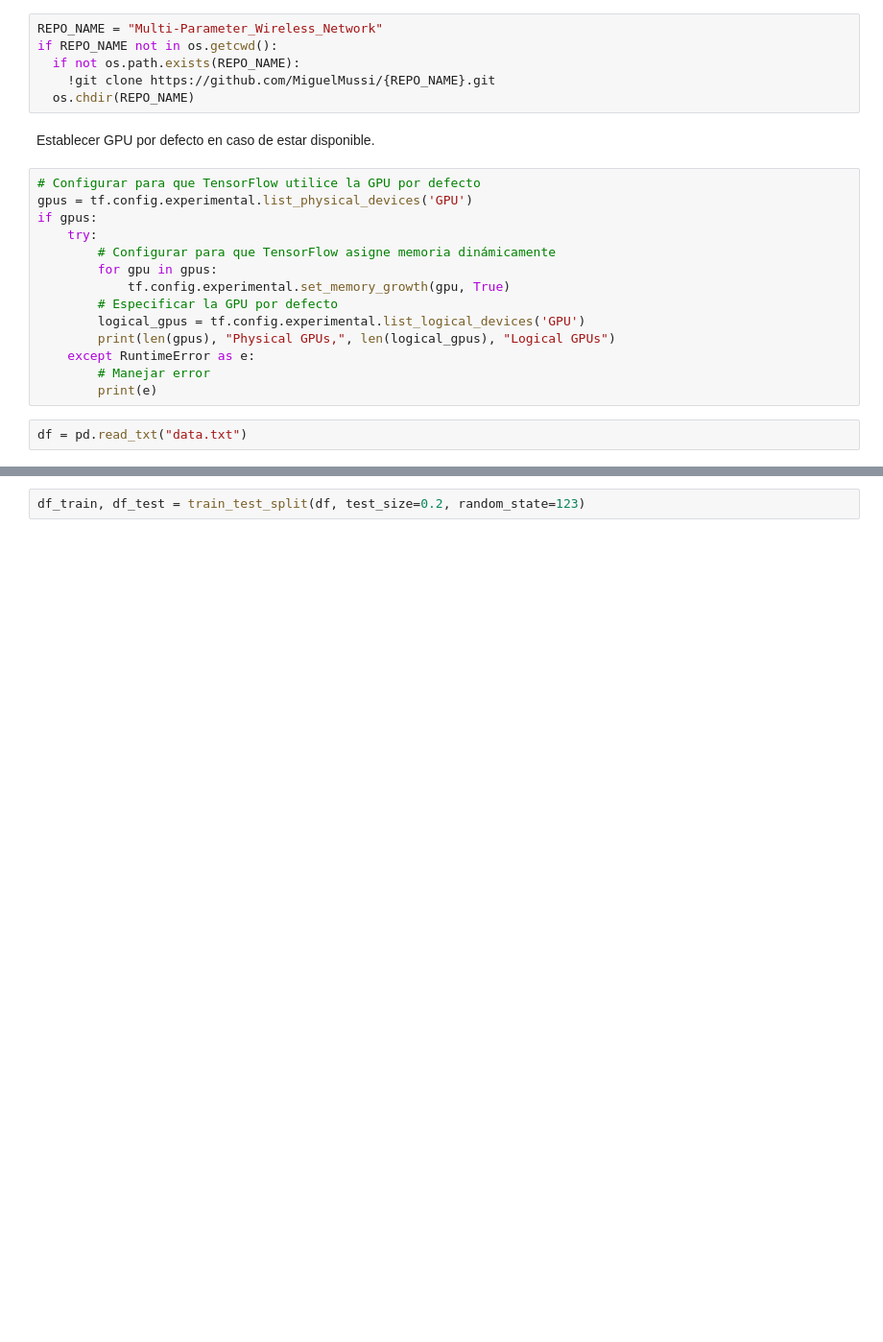
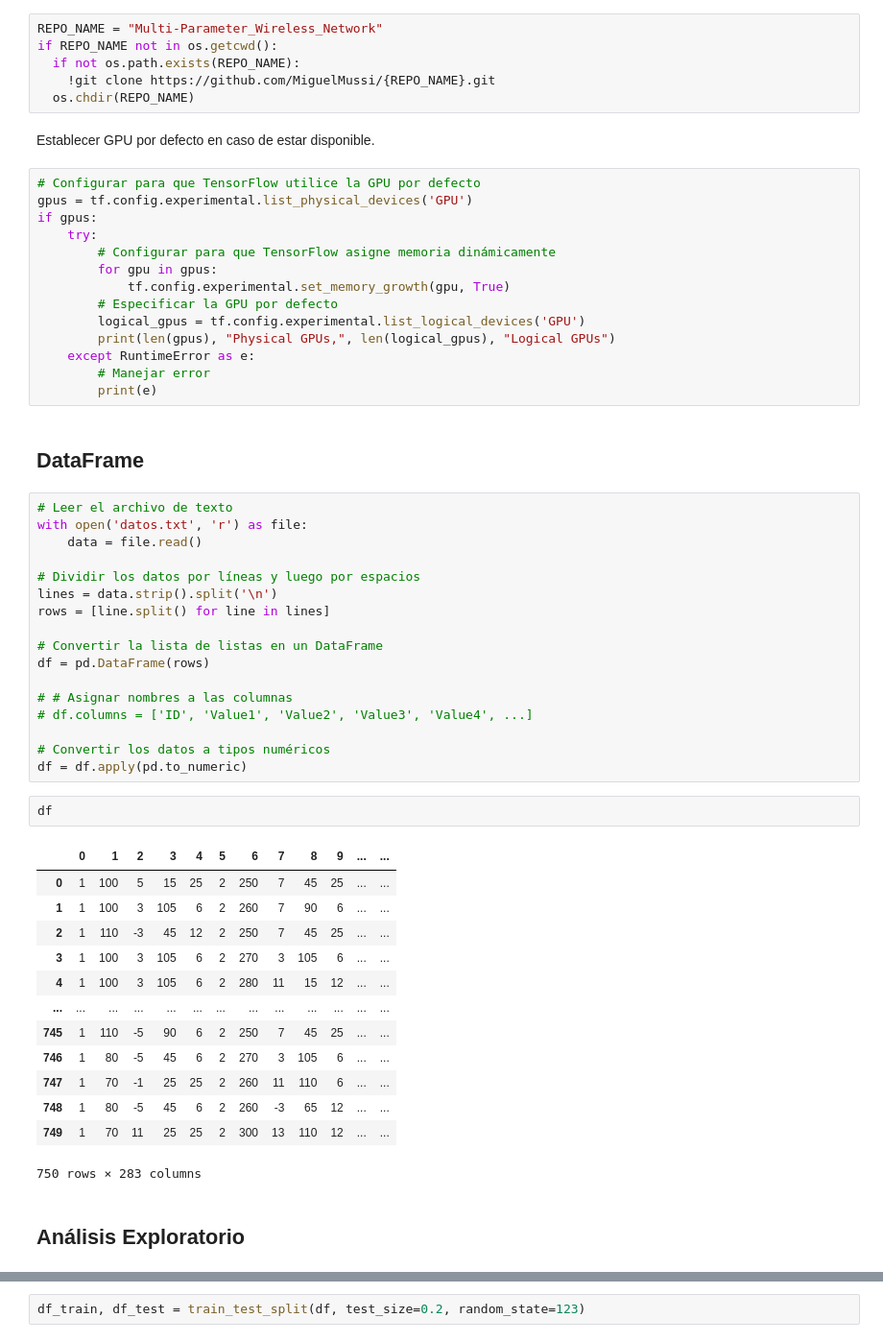
Before and after one commit to MiguelMussi/Multi-Parameter_Wireless_Network, a Jupyter notebook: NN.ipynb, the cells around one changed output, grey strips where cells are left out. Shown at 96% size. Drawn from its saved outputs; the diff is of its cells as text; blank space fills up the shorter version.

```diff
--- a/NN.ipynb
+++ b/NN.ipynb
@@ -38,7 +48,42 @@ if gpus:
     except RuntimeError as e:
         # Manejar error
         print(e)
-# %%
-df = pd.read_txt("data.txt")
+# %% [markdown]
+## DataFrame
+# %%
+# Leer el archivo de texto
+with open('datos.txt', 'r') as file:
+    data = file.read()
+
+# Dividir los datos por líneas y luego por espacios
+lines = data.strip().split('\n')
+rows = [line.split() for line in lines]
+
+# Convertir la lista de listas en un DataFrame
+df = pd.DataFrame(rows)
+
+# # Asignar nombres a las columnas
+# df.columns = ['ID', 'Value1', 'Value2', 'Value3', 'Value4', ...]
+
+# Convertir los datos a tipos numéricos
+df = df.apply(pd.to_numeric)
+# %%
+df
+# %% [output]
+|  | 0 | 1 | 2 | 3 | 4 | 5 | 6 | 7 | 8 | 9 | ... | ... |
+| 0 | 1 | 100 | 5 | 15 | 25 | 2 | 250 | 7 | 45 | 25 | ... | ... |
+| 1 | 1 | 100 | 3 | 105 | 6 | 2 | 260 | 7 | 90 | 6 | ... | ... |
+| 2 | 1 | 110 | -3 | 45 | 12 | 2 | 250 | 7 | 45 | 25 | ... | ... |
+| 3 | 1 | 100 | 3 | 105 | 6 | 2 | 270 | 3 | 105 | 6 | ... | ... |
+| 4 | 1 | 100 | 3 | 105 | 6 | 2 | 280 | 11 | 15 | 12 | ... | ... |
+| ... | ... | ... | ... | ... | ... | ... | ... | ... | ... | ... | ... | ... |
+| 745 | 1 | 110 | -5 | 90 | 6 | 2 | 250 | 7 | 45 | 25 | ... | ... |
+| 746 | 1 | 80 | -5 | 45 | 6 | 2 | 270 | 3 | 105 | 6 | ... | ... |
+| 747 | 1 | 70 | -1 | 25 | 25 | 2 | 260 | 11 | 110 | 6 | ... | ... |
+| 748 | 1 | 80 | -5 | 45 | 6 | 2 | 260 | -3 | 65 | 12 | ... | ... |
+| 749 | 1 | 70 | 11 | 25 | 25 | 2 | 300 | 13 | 110 | 12 | ... | ... |
+750 rows × 283 columns
+# %% [markdown]
+## Análisis Exploratorio
 # %%
 df.info()
```
Also changed, not shown: parts of 48 cells of this notebook.
